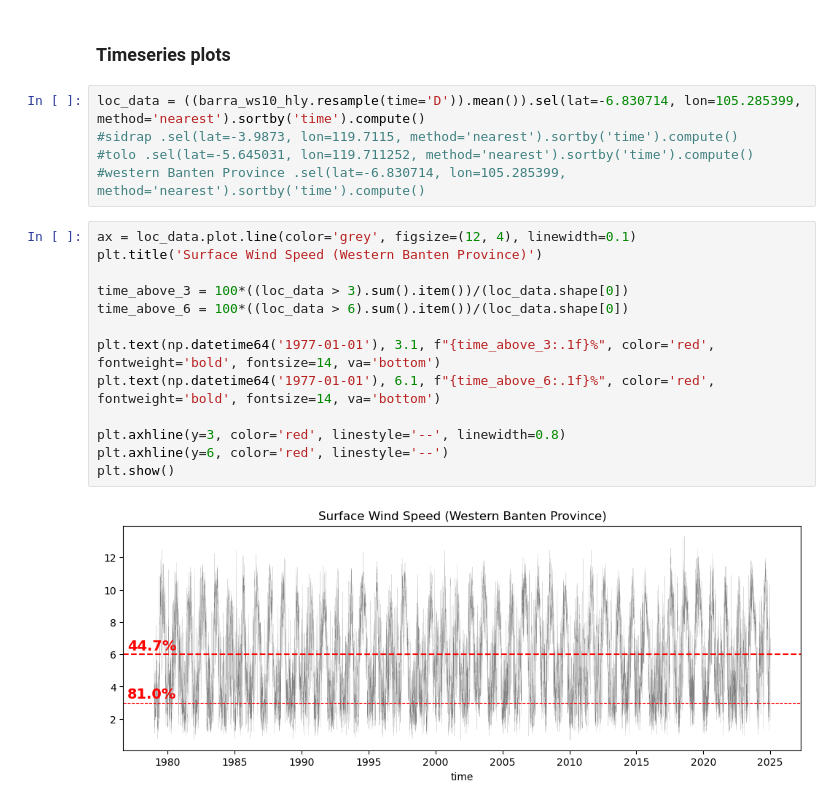
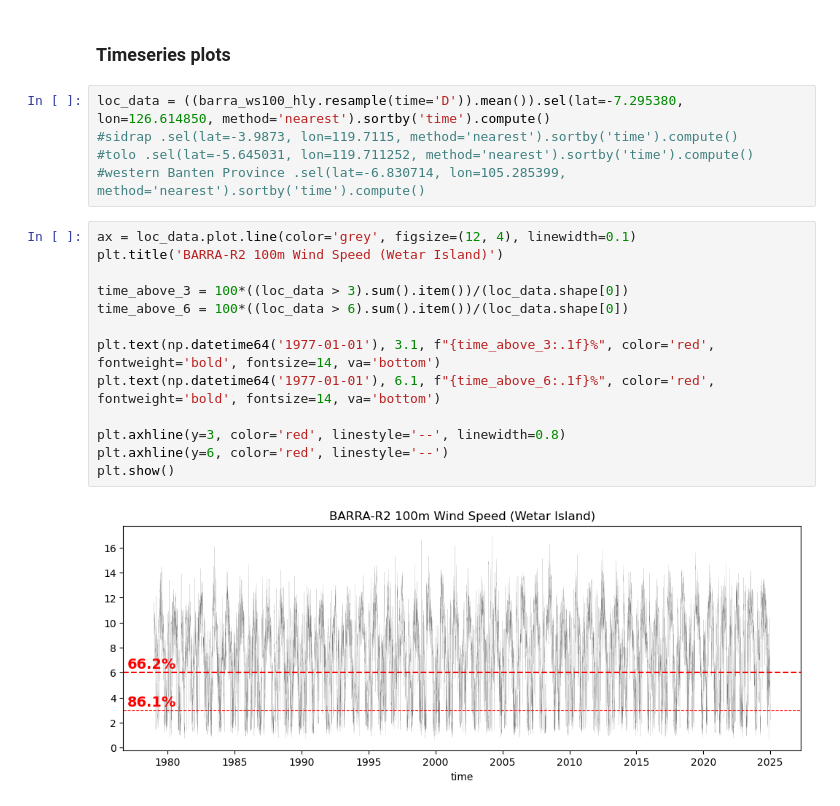
Before and after one commit to jb6465/wetsa-wp3, a Jupyter notebook: gridded_analysis/reanalysis_climatology.ipynb, the cells around one changed output. Cells and saved outputs as stored; diff of their text form.

```diff
--- a/gridded_analysis/reanalysis_climatology.ipynb
+++ b/gridded_analysis/reanalysis_climatology.ipynb
@@ -306,22 +323,22 @@ Wall time: 34min 30s
 # %% [markdown]
 ### Timeseries plots
 # %%
-loc_data = ((barra_ws10_hly.resample(time='D')).mean()).sel(lat=-6.830714, lon=105.285399, method='nearest').sortby('time').compute()
+loc_data = ((barra_ws100_hly.resample(time='D')).mean()).sel(lat=-7.295380, lon=126.614850, method='nearest').sortby('time').compute()
 #sidrap .sel(lat=-3.9873, lon=119.7115, method='nearest').sortby('time').compute()
 #tolo .sel(lat=-5.645031, lon=119.711252, method='nearest').sortby('time').compute()
 #western Banten Province .sel(lat=-6.830714, lon=105.285399, method='nearest').sortby('time').compute()
 # %%
 ax = loc_data.plot.line(color='grey', figsize=(12, 4), linewidth=0.1)
-plt.title('Surface Wind Speed (Western Banten Province)')
+plt.title('BARRA-R2 100m Wind Speed (Wetar Island)')
 
 time_above_3 = 100*((loc_data > 3).sum().item())/(loc_data.shape[0])
 time_above_6 = 100*((loc_data > 6).sum().item())/(loc_data.shape[0])
 
 plt.text(np.datetime64('1977-01-01'), 3.1, f"{time_above_3:.1f}%", color='red', fontweight='bold', fontsize=14, va='bottom')
 plt.text(np.datetime64('1977-01-01'), 6.1, f"{time_above_6:.1f}%", color='red', fontweight='bold', fontsize=14, va='bottom')
 
 plt.axhline(y=3, color='red', linestyle='--', linewidth=0.8)
 plt.axhline(y=6, color='red', linestyle='--')
 plt.show()
 # %% [output]
-[figure, old version]
+[figure, new version]
```
Also changed, not shown: parts of 7 cells of this notebook, 2 other files.
